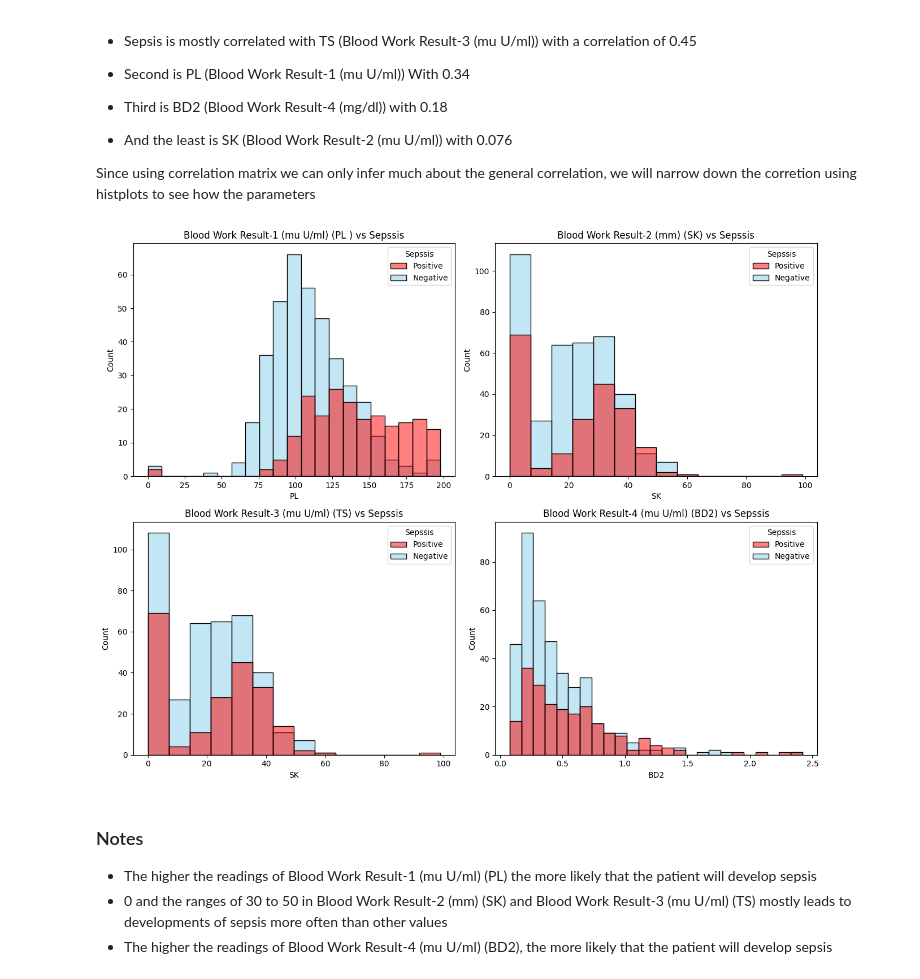
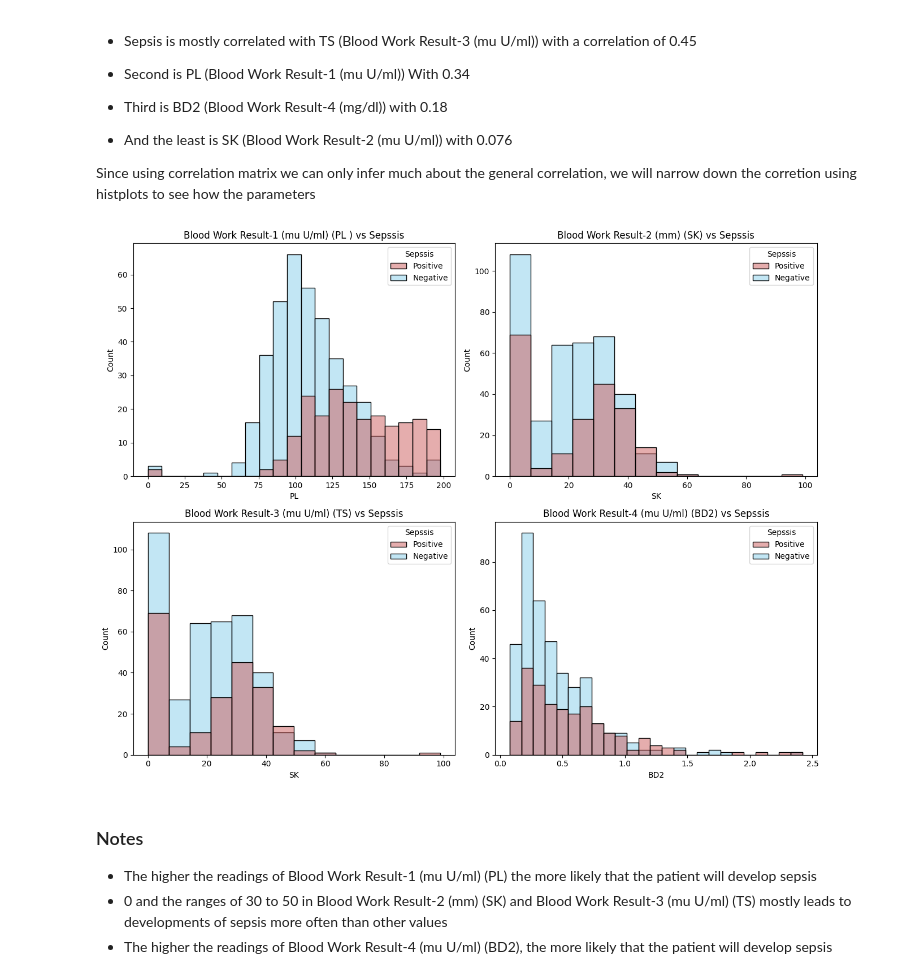
Before and after one commit to murithidenisgitobu/Sepsis-Predictor, a Jupyter notebook: Notebook.ipynb, the cells around one changed output. Saved outputs shown, nothing was run; the diff lists cells and outputs as text; code cells hidden in the pictures.

```diff
--- a/Notebook.ipynb
+++ b/Notebook.ipynb
@@ -353,26 +351,26 @@ Since using correlation matrix we can only infer much about the general correlat
 # %%
 # Create the subplots
 fig, axes = plt.subplots(2, 2, figsize=(13, 10))
 
 # Create the strip plots
-sns.histplot(ax=axes[0, 0], hue='Sepssis', x='PL', data=df, fill=True, palette=['red', 'skyblue'])
-sns.histplot(ax=axes[0, 1], hue='Sepssis', x='SK', data=df, fill=True, palette=['red', 'skyblue'])
-sns.histplot(ax=axes[1, 0], hue='Sepssis', x='SK', data=df, fill=True, palette=['red', 'skyblue'])
-sns.histplot(ax=axes[1, 1], hue='Sepssis', x='BD2', data=df, fill=True, palette=['red', 'skyblue'])
+sns.histplot(ax=axes[0, 0], hue='Sepssis', x='PL', data=df, fill=True, palette=['indianred', 'skyblue'])
+sns.histplot(ax=axes[0, 1], hue='Sepssis', x='SK', data=df, fill=True, palette=['indianred', 'skyblue'])
+sns.histplot(ax=axes[1, 0], hue='Sepssis', x='SK', data=df, fill=True, palette=['indianred', 'skyblue'])
+sns.histplot(ax=axes[1, 1], hue='Sepssis', x='BD2', data=df, fill=True, palette=['indianred', 'skyblue'])
 
 # Set titles for each subplot
 axes[0, 0].set_title('Blood Work Result-1 (mu U/ml) (PL ) vs Sepssis')
 axes[0, 1].set_title('Blood Work Result-2 (mm) (SK) vs Sepssis')
 axes[1, 0].set_title('Blood Work Result-3 (mu U/ml) (TS) vs Sepssis')
 axes[1, 1].set_title('Blood Work Result-4 (mu U/ml) (BD2) vs Sepssis')
 
 # Adjust the layout
 plt.tight_layout()
 
 # Show the plot
 plt.show()
 # %% [output]
-[figure, old version]
+[figure, new version]
 # %% [markdown]
 ### Notes
 - The higher the readings of Blood Work Result-1 (mu U/ml) (PL) the more likely that the patient will develop sepsis
```
Also changed, not shown: parts of 13 cells of this notebook.
